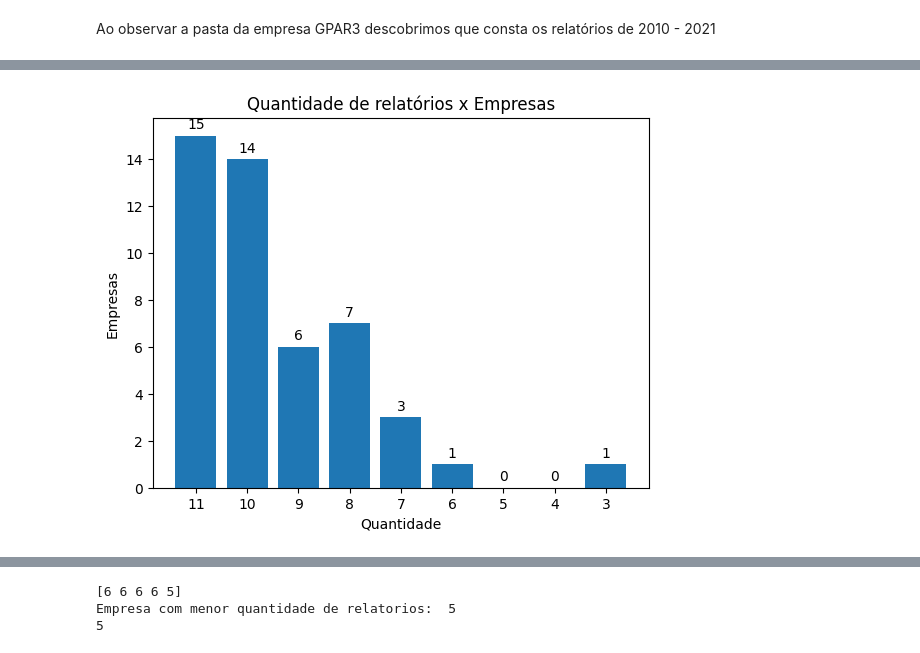
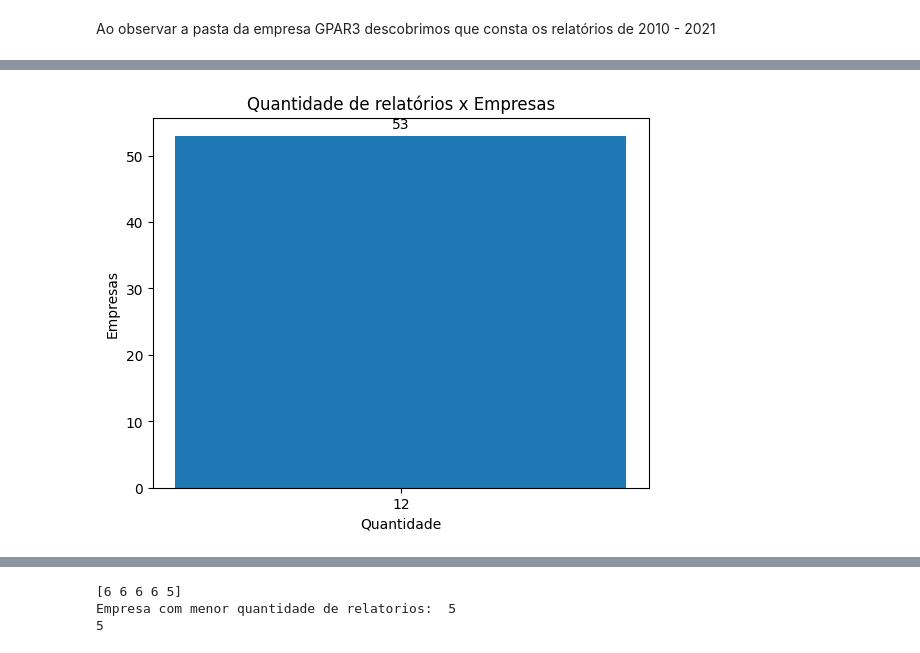
Before and after one commit to oziieljuniior/Work_Text, a Jupyter notebook: python_project/Relatorio_Data/relatorio_data1.ipynb, the cells around one changed output, grey strips where cells are left out. Drawn from its saved outputs; the diff is of its cells as text; code cells hidden in the pictures.

```diff
--- a/python_project/Relatorio_Data/relatorio_data1.ipynb
+++ b/python_project/Relatorio_Data/relatorio_data1.ipynb
@@ -110,7 +113,7 @@ print(len(empresa_2010))
 GPAR3 = []
 for empresa in lista_caminho:
     if empresa == "GPAR3":
-        path_caminho_pdf_2010 = 'C:\\Users\\Riallen\\Documents\\Att\\Data\\' + empresa
+        path_caminho_pdf_2010 = 'C:\\Users\\Riallen\\Documents\\Work_Text\\Data\\' + empresa
         relatorio_pdf_2010 = os.listdir(path_caminho_pdf_2010)
         for lista_pdf_2010 in relatorio_pdf_2010:
         #print(lista_pdf)
@@ -151,7 +154,7 @@ lista_de_empresas_2011 = []
 for name_emp in names_empresas_2011:
     for empresa in lista_caminho:
         if empresa == name_emp:
-            path_caminho_pdf_2011 = 'C:\\Users\\Riallen\\Documents\\Att\\Data\\' + empresa
+            path_caminho_pdf_2011 = 'C:\\Users\\Riallen\\Documents\\Work_Text\\Data\\' + empresa
             relatorio_pdf_2011 = os.listdir(path_caminho_pdf_2011)
             att = []
             for lista_pdf_2011 in relatorio_pdf_2011:
@@ -167,6 +170,6 @@ print(len(lista_de_empresas_2011))
 # %%
 #quantidade de relatórios em cada empresa
-tam_emp = np.zeros(48, dtype = int)
+tam_emp = np.zeros(53, dtype = int)
 i = 0
 d11 = 0
 empresas_11r = []
@@ -181,7 +184,7 @@ for pesquisa in lista_de_empresas_2011:
     i = i + 1
 print(tam_emp)
 print("Empresa com menor quantidade de relatorios: ", min(tam_emp))
-print("Empresas com 11 relatórios na sua pasta: ", d11 - 1)
+print("Empresas com 12 relatórios na sua pasta: ", d11 - 1)
 i = 0
 for lista1 in empresas_11r:
     c = lista1.split("_")
@@ -198,8 +202,8 @@ Empresas com 11 relatórios na sua pasta:  15
 # %%
 #empresas com 10 relatorios
-quantidade_relatorios = 11
+quantidade_relatorios = 12
 empresas_2011r = []
-for i in range(quantidade_relatorios, 2, -1):
+for i in range(quantidade_relatorios, 11, -1):
     name = []
     #print(name)
     for pesquisa in lista_de_empresas_2011:
@@ -243,15 +231,15 @@ Empresas com  3 relatórios
 # %%
 #Gráfico gerado após análise
 fig, ax = plt.subplots()
-X = ["11", "10", '9', "8", "7",'6',"5","4","3"]
+X = ['12']
 rect1 = ax.bar(X, grafico)
 ax.set_ylabel('Empresas')
 ax.set_title("Quantidade de relatórios x Empresas")
 ax.set_xlabel('Quantidade')
 ax.bar_label(rect1, padding = 3)
 plt.show()
 # %% [output]
-[figure, old version]
+[figure, new version]
 # %%
 #Empresa 2012
 empresa_2012 = []
```
Also changed, not shown: parts of 60 cells of this notebook, 4 other files.
